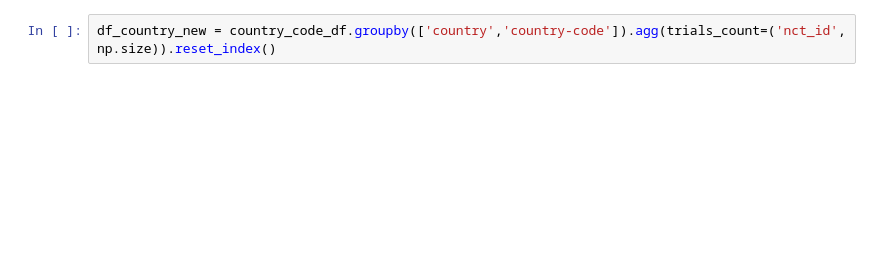
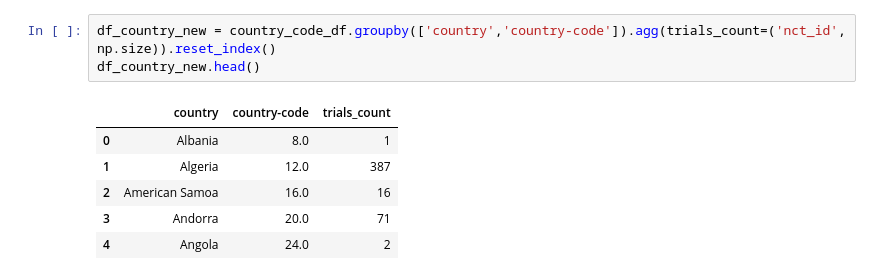
Before and after one commit to keziatesiman/bmi706-final_project, a Jupyter notebook: Playground.ipynb, the cells around one changed output. Cells and saved outputs as stored; diff of their text form; blank space fills up the shorter version.

```diff
--- a/Playground.ipynb
+++ b/Playground.ipynb
@@ -95,5 +70,13 @@ country_code_df
 # %%
 df_country_new = country_code_df.groupby(['country','country-code']).agg(trials_count=('nct_id', np.size)).reset_index()
+df_country_new.head()
+# %% [output]
+|  | country | country-code | trials_count |
+| 0 | Albania | 8.0 | 1 |
+| 1 | Algeria | 12.0 | 387 |
+| 2 | American Samoa | 16.0 | 16 |
+| 3 | Andorra | 20.0 | 71 |
+| 4 | Angola | 24.0 | 2 |
 # %%
 source = alt.topo_feature(data.world_110m.url, 'countries')
 
```
Also changed, not shown: parts of 8 cells of this notebook, 1 other file.
